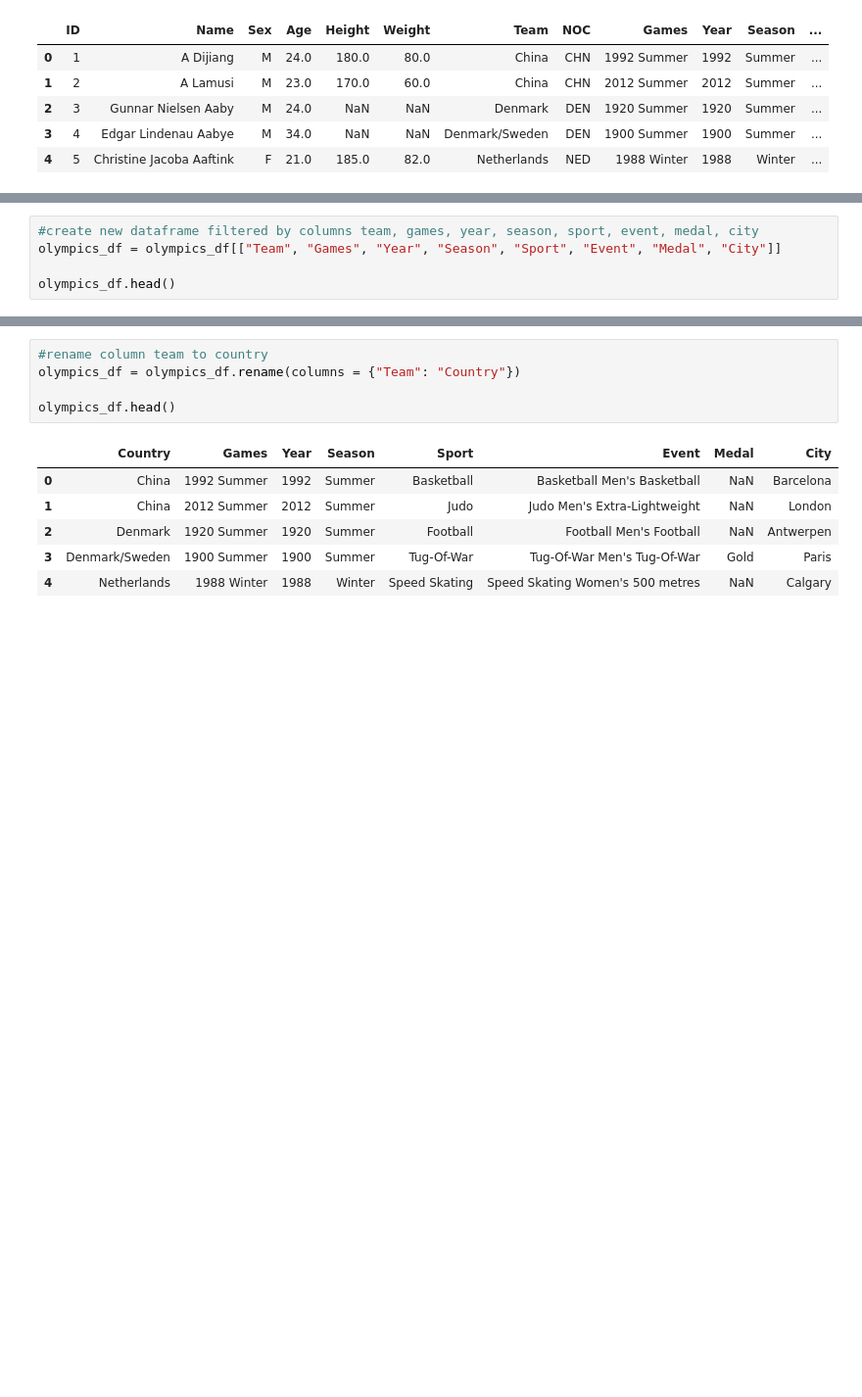
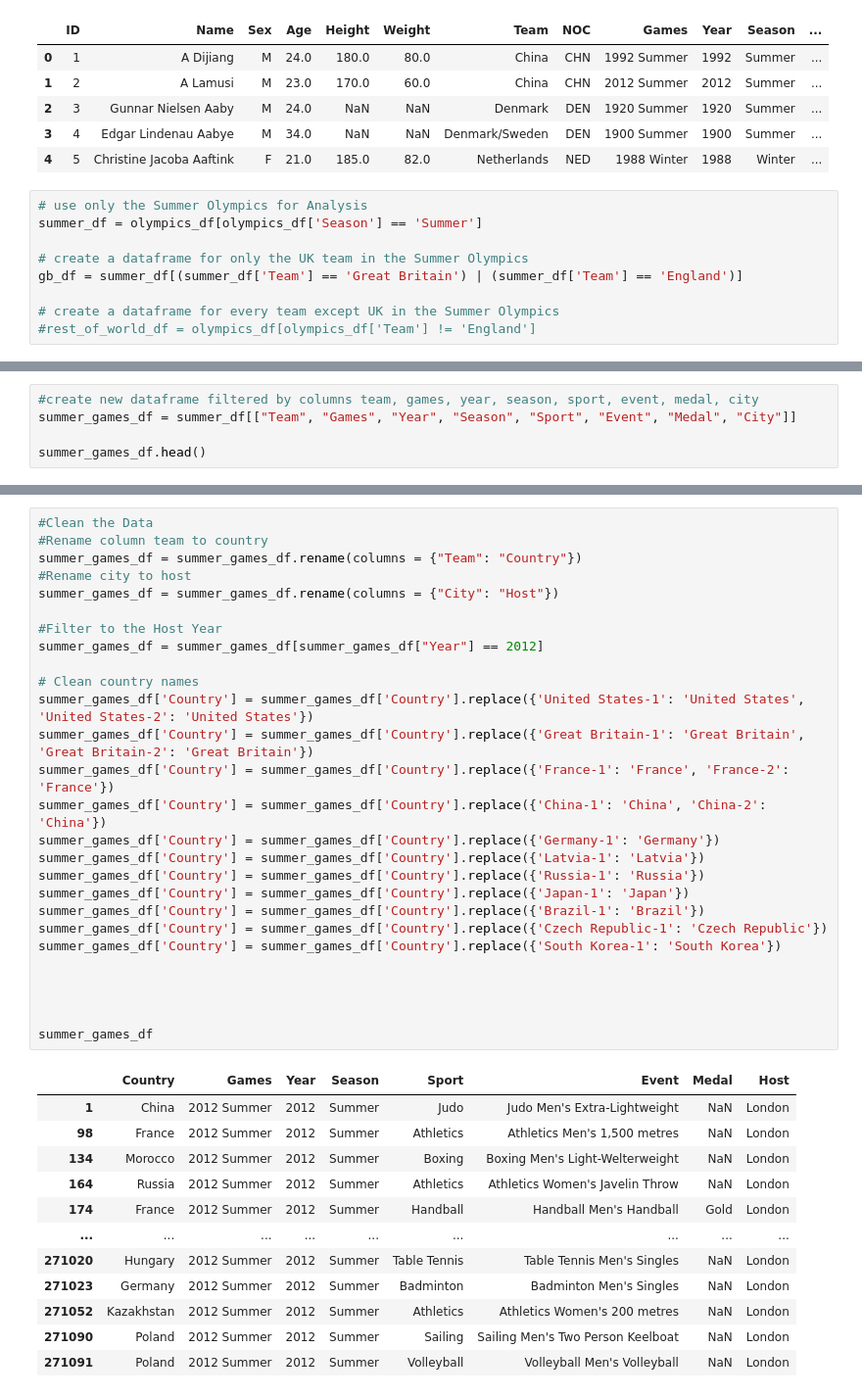
Before and after one commit to rjrdelatorre/group-1-project-1, a Jupyter notebook: uk.ipynb, the cells around one changed output, grey strips where cells are left out. Shown at 98% size. Saved outputs shown, nothing was run; the diff lists cells and outputs as text; blank space fills up the shorter version.

```diff
--- a/uk.ipynb
+++ b/uk.ipynb
@@ -16,3 +18,12 @@ olympics_df.head(5)
 | 2 | 3 | Gunnar Nielsen Aaby | M | 24.0 | NaN | NaN | Denmark | DEN | 1920 Summer | 1920 | Summer | ... |
 | 3 | 4 | Edgar Lindenau Aabye | M | 34.0 | NaN | NaN | Denmark/Sweden | DEN | 1900 Summer | 1900 | Summer | ... |
 | 4 | 5 | Christine Jacoba Aaftink | F | 21.0 | 185.0 | 82.0 | Netherlands | NED | 1988 Winter | 1988 | Winter | ... |
+# %%
+# use only the Summer Olympics for Analysis
+summer_df = olympics_df[olympics_df['Season'] == 'Summer']
+
+# create a dataframe for only the UK team in the Summer Olympics
+gb_df = summer_df[(summer_df['Team'] == 'Great Britain') | (summer_df['Team'] == 'England')]
+
+# create a dataframe for every team except UK in the Summer Olympics
+#rest_of_world_df = olympics_df[olympics_df['Team'] != 'England']
@@ -19,8 +166,8 @@ olympics_df.head(5)
 # %%
 #create new dataframe filtered by columns team, games, year, season, sport, event, medal, city
-olympics_df = olympics_df[["Team", "Games", "Year", "Season", "Sport", "Event", "Medal", "City"]]
+summer_games_df = summer_df[["Team", "Games", "Year", "Season", "Sport", "Event", "Medal", "City"]]
 
-olympics_df.head()
+summer_games_df.head()
 # %% [output]
 |  | Team | Games | Year | Season | Sport | Event | Medal | City |
 | 0 | China | 1992 Summer | 1992 | Summer | Basketball | Basketball Men's Basketball | NaN | Barcelona |
@@ -31,12 +178,40 @@ olympics_df.head()
 # %%
-#rename column team to country
-olympics_df = olympics_df.rename(columns = {"Team": "Country"})
+#Clean the Data
+#Rename column team to country
+summer_games_df = summer_games_df.rename(columns = {"Team": "Country"})
+#Rename city to host
+summer_games_df = summer_games_df.rename(columns = {"City": "Host"})
 
-olympics_df.head()
+#Filter to the Host Year
+summer_games_df = summer_games_df[summer_games_df["Year"] == 2012]
+
+# Clean country names
+summer_games_df['Country'] = summer_games_df['Country'].replace({'United States-1': 'United States', 'United States-2': 'United States'})
+summer_games_df['Country'] = summer_games_df['Country'].replace({'Great Britain-1': 'Great Britain', 'Great Britain-2': 'Great Britain'})
+summer_games_df['Country'] = summer_games_df['Country'].replace({'France-1': 'France', 'France-2': 'France'})
+summer_games_df['Country'] = summer_games_df['Country'].replace({'China-1': 'China', 'China-2': 'China'})
+summer_games_df['Country'] = summer_games_df['Country'].replace({'Germany-1': 'Germany'})
+summer_games_df['Country'] = summer_games_df['Country'].replace({'Latvia-1': 'Latvia'})
+summer_games_df['Country'] = summer_games_df['Country'].replace({'Russia-1': 'Russia'})
+summer_games_df['Country'] = summer_games_df['Country'].replace({'Japan-1': 'Japan'})
+summer_games_df['Country'] = summer_games_df['Country'].replace({'Brazil-1': 'Brazil'})
+summer_games_df['Country'] = summer_games_df['Country'].replace({'Czech Republic-1': 'Czech Republic'})
+summer_games_df['Country'] = summer_games_df['Country'].replace({'South Korea-1': 'South Korea'})
+
+
+
+
+summer_games_df
 # %% [output]
-|  | Country | Games | Year | Season | Sport | Event | Medal | City |
-| 0 | China | 1992 Summer | 1992 | Summer | Basketball | Basketball Men's Basketball | NaN | Barcelona |
+|  | Country | Games | Year | Season | Sport | Event | Medal | Host |
 | 1 | China | 2012 Summer | 2012 | Summer | Judo | Judo Men's Extra-Lightweight | NaN | London |
-| 2 | Denmark | 1920 Summer | 1920 | Summer | Football | Football Men's Football | NaN | Antwerpen |
-| 3 | Denmark/Sweden | 1900 Summer | 1900 | Summer | Tug-Of-War | Tug-Of-War Men's Tug-Of-War | Gold | Paris |
-| 4 | Netherlands | 1988 Winter | 1988 | Winter | Speed Skating | Speed Skating Women's 500 metres | NaN | Calgary |
+| 98 | France | 2012 Summer | 2012 | Summer | Athletics | Athletics Men's 1,500 metres | NaN | London |
+| 134 | Morocco | 2012 Summer | 2012 | Summer | Boxing | Boxing Men's Light-Welterweight | NaN | London |
+| 164 | Russia | 2012 Summer | 2012 | Summer | Athletics | Athletics Women's Javelin Throw | NaN | London |
+| 174 | France | 2012 Summer | 2012 | Summer | Handball | Handball Men's Handball | Gold | London |
+| ... | ... | ... | ... | ... | ... | ... | ... | ... |
+| 271020 | Hungary | 2012 Summer | 2012 | Summer | Table Tennis | Table Tennis Men's Singles | NaN | London |
+| 271023 | Germany | 2012 Summer | 2012 | Summer | Badminton | Badminton Men's Singles | NaN | London |
+| 271052 | Kazakhstan | 2012 Summer | 2012 | Summer | Athletics | Athletics Women's 200 metres | NaN | London |
+| 271090 | Poland | 2012 Summer | 2012 | Summer | Sailing | Sailing Men's Two Person Keelboat | NaN | London |
+| 271091 | Poland | 2012 Summer | 2012 | Summer | Volleyball | Volleyball Men's Volleyball | NaN | London |
```
Also changed, not shown: parts of 20 cells of this notebook.
